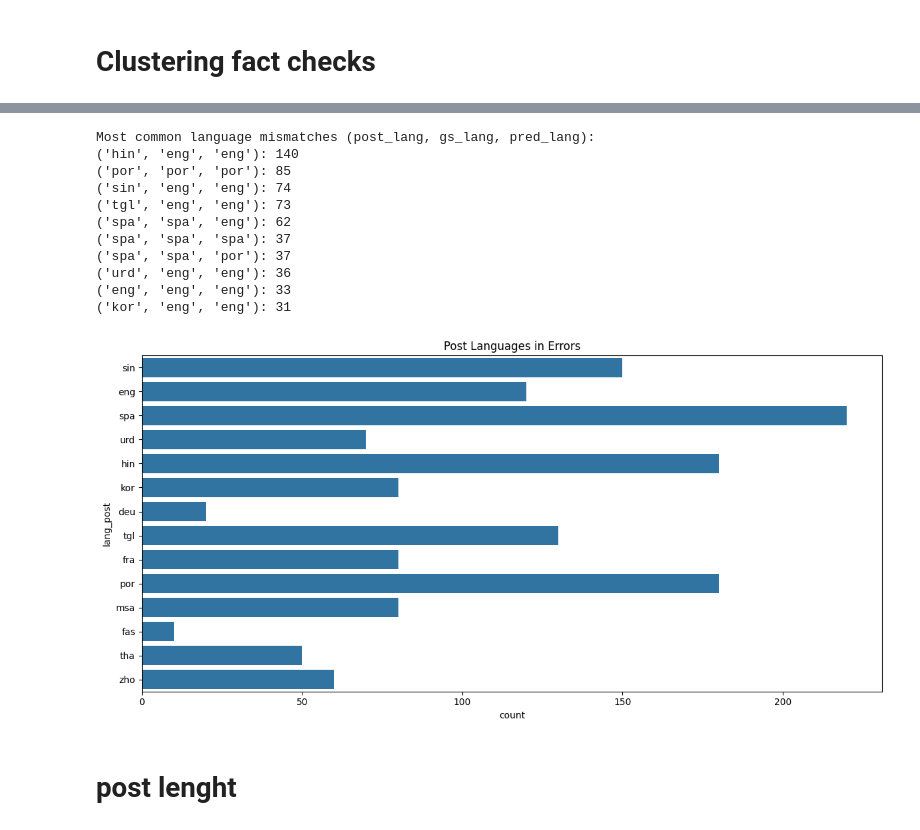
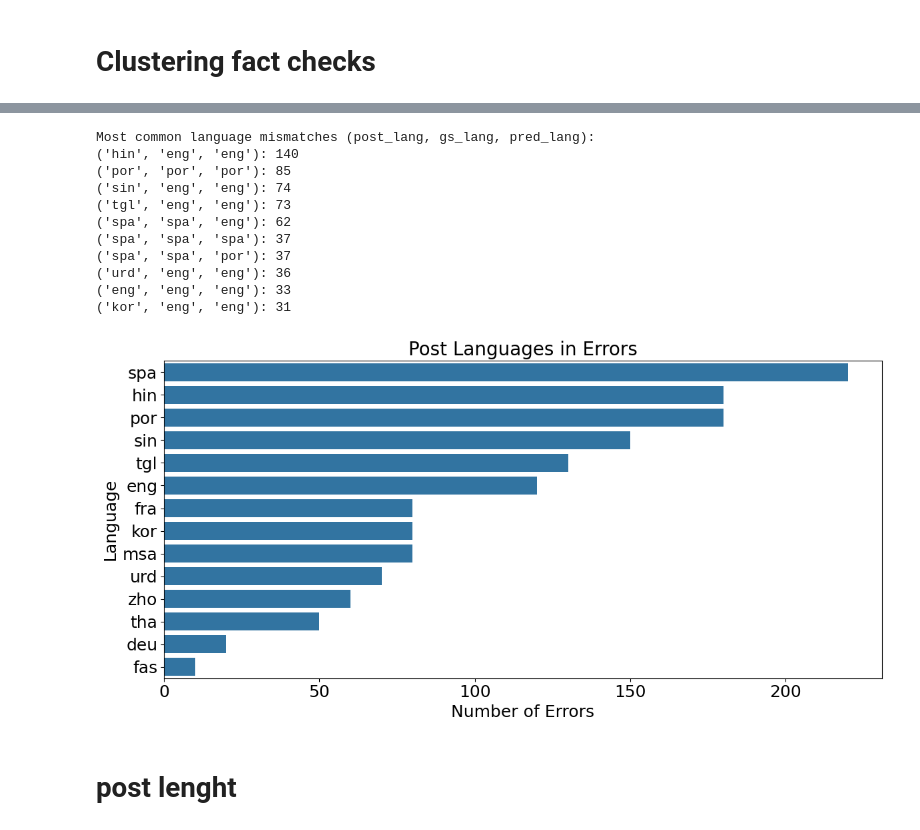
Before and after one commit to BecTome/semeval25-FactCheckedClaimRetrieval, a Jupyter notebook: nbs/error_analysis/cross-lingual.ipynb, the cells around one changed output, grey strips where cells are left out. Cells and saved outputs as stored; diff of their text form; code cells hidden in the pictures.

```diff
--- a/nbs/error_analysis/cross-lingual.ipynb
+++ b/nbs/error_analysis/cross-lingual.ipynb
@@ -75,6 +77,7 @@ fact_checks = TextConcatFactCheck(fact_checks_path, tasks_path, task_name=task_n
 # %%
 df_posts = posts.df
 df_fact_checks = fact_checks.df
+df_fact_checks_en = fact_checks_en.df
 df_posts
 # %% [output]
 |  | ocr | verdicts | text | lan | fb | tw | ig | full_text | gs |
@@ -210,2 +236,20 @@ Text: Foto do exército chinês é usada fora de contexto em postagens sobre des
 # %% [markdown]
 # Clustering posts
+# %%
+from sklearn.feature_extraction.text import TfidfVectorizer
+from sklearn.cluster import KMeans
+import numpy as np
+import matplotlib.pyplot as plt
+import seaborn as sns
+
+# Combine post and fact-check texts for clustering
+
+d_ft = df_posts["full_text"].to_dict()
+d_ft = {str(k): v for k, v in d_ft.items()}
+
+df_cross["post_text"] = df_cross["post_id"].map(d_ft)
+df_cross["fc_text"] = df_cross["pred"].map(df_fact_checks["full_text"])
+
+# Extract texts for clustering
+texts = df_cross.groupby("post_id")["post_text"].first().tolist()
+texts
@@ -212,16 +274,4 @@ Text: Foto do exército chinês é usada fora de contexto em postagens sobre des
 # %%
-from sklearn.feature_extraction.text import TfidfVectorizer
-from sklearn.cluster import KMeans
-import numpy as np
-import matplotlib.pyplot as plt
-import seaborn as sns
-
-# Combine post and fact-check texts for clustering
-df_cross["post_text"] = df_cross["post_id"].map(df_posts["full_text"])
-df_cross["fc_text"] = df_cross["pred"].map(df_fact_checks["full_text"])
-
-# Extract texts for clustering
-texts = df_cross.groupby("post_id")["post_text"].first().tolist()
 
 # Vectorize texts using TF-IDF
 vectorizer = TfidfVectorizer(max_features=1000, stop_words="english")
@@ -377,36 +492,46 @@ import seaborn as sns
 from collections import Counter
 
 # Analyze language mismatches
 lang_errors = df_cross[~df_cross['correct']]
 lang_mismatch_counts = Counter()
 
 for _, row in lang_errors.iterrows():
     lang_mismatch_counts[(row['lang_post'], row['lang_gs'], row['lang_pred'])] += 1
 
 # Display most common language mismatches
 print("Most common language mismatches (post_lang, gs_lang, pred_lang):")
 for mismatch, count in lang_mismatch_counts.most_common(10):
     print(f"{mismatch}: {count}")
 
+title_fontsize = 20
+xtick_fontsize = 18
+ytick_fontsize = 18
+
 # Visualize language distribution in errors
 plt.figure(figsize=(12, 6))
-sns.countplot(y='lang_post', data=lang_errors)
-plt.title('Post Languages in Errors')
+sns.countplot(y='lang_post', data=lang_errors, order=lang_errors['lang_post'].value_counts().index)
+plt.title('Post Languages in Errors', fontsize=title_fontsize)
+plt.xlabel('Number of Errors', fontsize=xtick_fontsize)
+plt.ylabel('Language', fontsize=ytick_fontsize)
+plt.xticks(fontsize=xtick_fontsize)
+plt.yticks(fontsize=ytick_fontsize)
+
 plt.tight_layout()
+plt.savefig("nbs/data_exploration/plots/postlangsinerrors.png")
 plt.show()
 # %% [output]
 Most common language mismatches (post_lang, gs_lang, pred_lang):
 ('hin', 'eng', 'eng'): 140
 ('por', 'por', 'por'): 85
 ('sin', 'eng', 'eng'): 74
 ('tgl', 'eng', 'eng'): 73
 ('spa', 'spa', 'eng'): 62
 ('spa', 'spa', 'spa'): 37
 ('spa', 'spa', 'por'): 37
 ('urd', 'eng', 'eng'): 36
 ('eng', 'eng', 'eng'): 33
 ('kor', 'eng', 'eng'): 31
-[figure, old version]
+[figure, new version]
 # %% [markdown]
 # post lenght
 # %%
```
Also changed, not shown: parts of 14 cells of this notebook, 12 other files.
